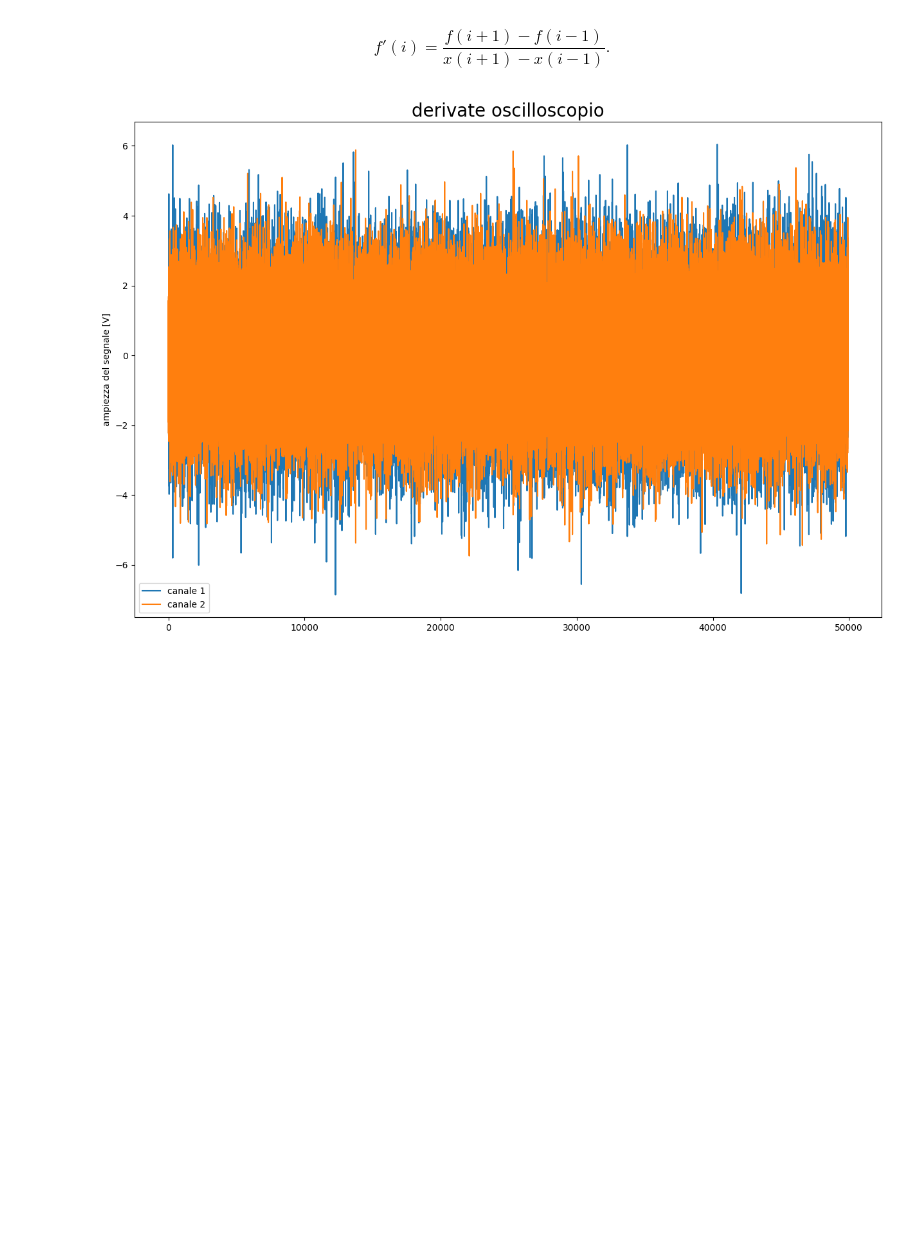
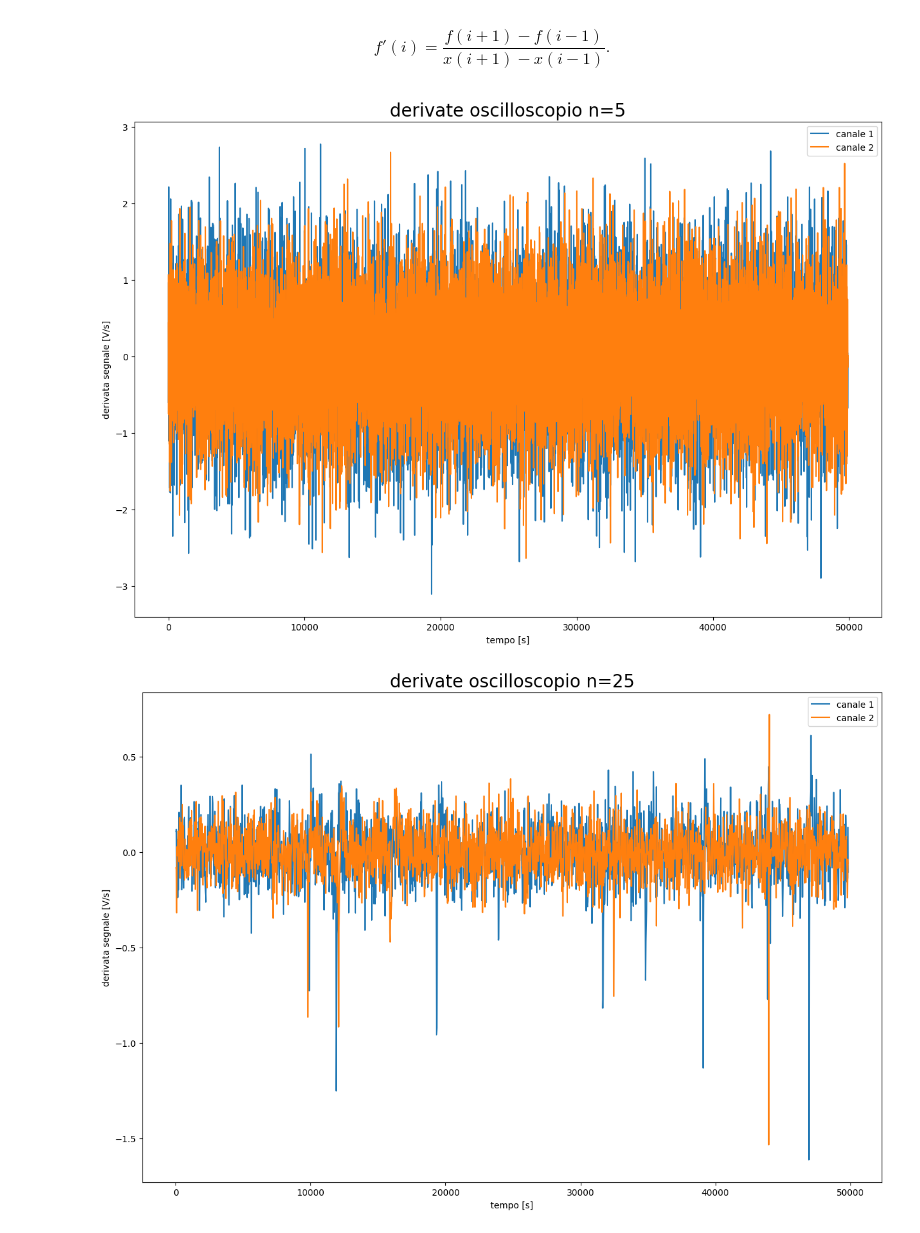
Before and after one commit to marcometeo4p/MCF, a Jupyter notebook: E07/es.ipynb, the cells around one changed output. Saved outputs shown, nothing was run; the diff lists cells and outputs as text; code cells hidden in the pictures; blank space fills up the shorter version.

```diff
--- a/E07/es.ipynb
+++ b/E07/es.ipynb
@@ -85,18 +85,36 @@ $$
 f'(i) = \frac{ f(i+1) - f(i-1)}{ x(i+1) - x(i-1) }.
 $$
 # %%
-df['der_1']=df['der_2']=np.zeros(len(df['time']))
-for i in range(1, len(df['time']) - 1):
-  df.loc[i, 'der_1'] = (df['signal1'][i + 1] - df['signal1'][i - 1]) / (df['time'][i + 1] - df['time'][i - 1])
-  df.loc[i, 'der_2'] = (df['signal2'][i + 1] - df['signal2'][i - 1]) / (df['time'][i + 1] - df['time'][i - 1])
+def der_centrale(dati,step:int):
+  df_der = pd.DataFrame({
+                        'time': [],
+                        'der_1': [],
+                        'der_2': []})
+  df_der['time']=[]
+  df=dati
+  for l in range(1, int(len(dati['time']) / step) - 1):
+      i = l * step
+      d=int(step/2)
+      df_der.loc[l, 'time'] = df['time'][i]
+      df_der.loc[l, 'der_1'] = (df['signal1'][i + d] - df['signal1'][i - d]) / (df['time'][i + d] - df['time'][i - d])
+      df_der.loc[l, 'der_2'] = (df['signal2'][i + d] - df['signal2'][i - d]) / (df['time'][i + d] - df['time'][i - d])
 
-plt.figure(figsize=(15,10))
-plt.plot(df['time'], df['der_1'], label='canale 1')
-plt.plot(df['time'], df['der_2'], label='canale 2')
-plt.ylabel('ampiezza del segnale [V]')
-plt.title("derivate oscilloscopio", fontsize=20)
-plt.legend()
-plt.savefig("ocsilloscopio.png")
-plt.show()
+  plt.figure(figsize=(15, 10))
+  plt.plot(df_der['time'], df_der['der_1'], label='canale 1')
+  plt.plot(df_der['time'], df_der['der_2'], label='canale 2')
+  plt.xlabel('tempo [s]')
+  plt.ylabel('derivata segnale [V/s]')
+  plt.title(f"derivate oscilloscopio n={step}", fontsize=20)
+  plt.legend()
+  plt.savefig(f"ocsilloscopio_n{step}.png")
+  plt.show()
+  return df_der
-# %% [output]
-[figure, removed]
+# %%
+steps=[5,25,50,100,200]
+data=[]
+for s in steps:
+    la=der_centrale(df,s)
+    data.append(la)
+# %% [output]
+[figure, added]
+[figure, added]
```
Also changed, not shown: parts of 6 cells of this notebook, 11 other files.
